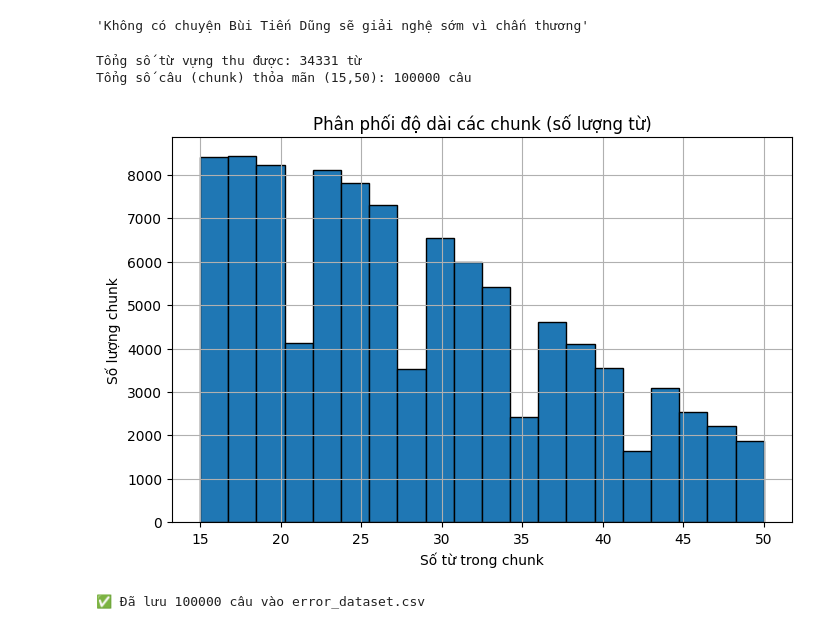
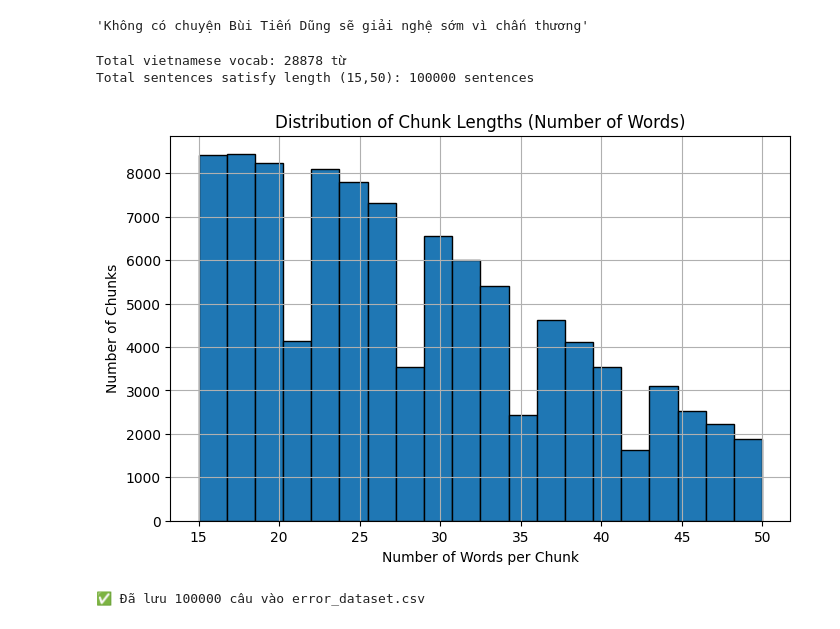
Before and after one commit to sonho4ng/Sentence-Spelling-Correction, a Jupyter notebook: error-creation.ipynb, the cells around one changed output. Saved outputs shown, nothing was run; the diff lists cells and outputs as text; code cells hidden in the pictures.

```diff
--- a/error-creation.ipynb
+++ b/error-creation.ipynb
@@ -16,7 +15,7 @@ print(ds['train'][0])
 # %% [output]
 {'text': 'Không có chuyện Bùi Tiến Dũng sẽ giải nghệ sớm vì chấn thương'}
 # %%
-content = ds['train']['text']
+texts = ds['train']['text']
 # %%
 content = texts
 # %%
@@ -64,7 +63,7 @@ if content:
         ]
 
         # Thêm vào từ điển
-        vn_dict.update(clean_tokens)
+        vn_dict.update(tk.lower() for tk in clean_tokens)
 
         # Xây lại câu từ clean_tokens
         cleaned_line = ' '.join(clean_tokens)
@@ -80,8 +79,8 @@ if content:
 
 # === 3. In kết quả ===
 
-print(f"Tổng số từ vựng thu được: {len(vn_dict)} từ")
-print(f"Tổng số câu (chunk) thỏa mãn (15,50): {len(chunks)} câu")
+print(f"Total vietnamese vocab: {len(vn_dict)} từ")
+print(f"Total sentences satisfy length (15,50): {len(chunks)} sentences")
 # %% [output]
-Tổng số từ vựng thu được: 34331 từ
-Tổng số câu (chunk) thỏa mãn (15,50): 100000 câu
+Total vietnamese vocab: 28878 từ
+Total sentences satisfy length (15,50): 100000 sentences
@@ -88,17 +92,17 @@ Tổng số câu (chunk) thỏa mãn (15,50): 100000 câu
 # %%
 import matplotlib.pyplot as plt
 
-# Vẽ histogram
+# Plot histogram
 plt.figure(figsize=(8, 5))
 plt.hist(list_len, bins=20, edgecolor='black')
 
-plt.title('Phân phối độ dài các chunk (số lượng từ)')
-plt.xlabel('Số từ trong chunk')
-plt.ylabel('Số lượng chunk')
+plt.title('Distribution of Chunk Lengths (Number of Words)')
+plt.xlabel('Number of Words per Chunk')
+plt.ylabel('Number of Chunks')
 plt.grid(True)
 plt.show()
 # %% [output]
-[figure, old version]
+[figure, new version]
 # %%
 import random
 import string
```
Also changed, not shown: parts of 7 cells of this notebook.
